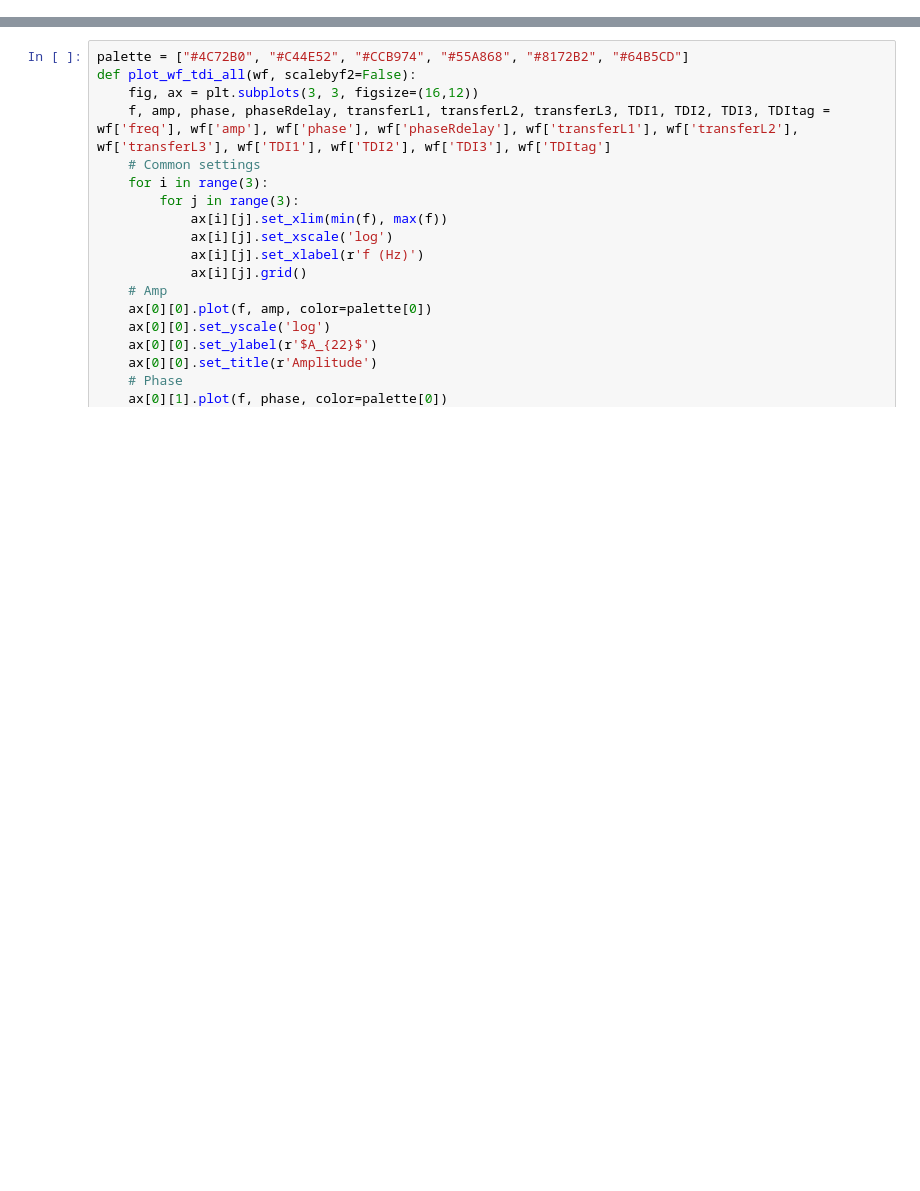
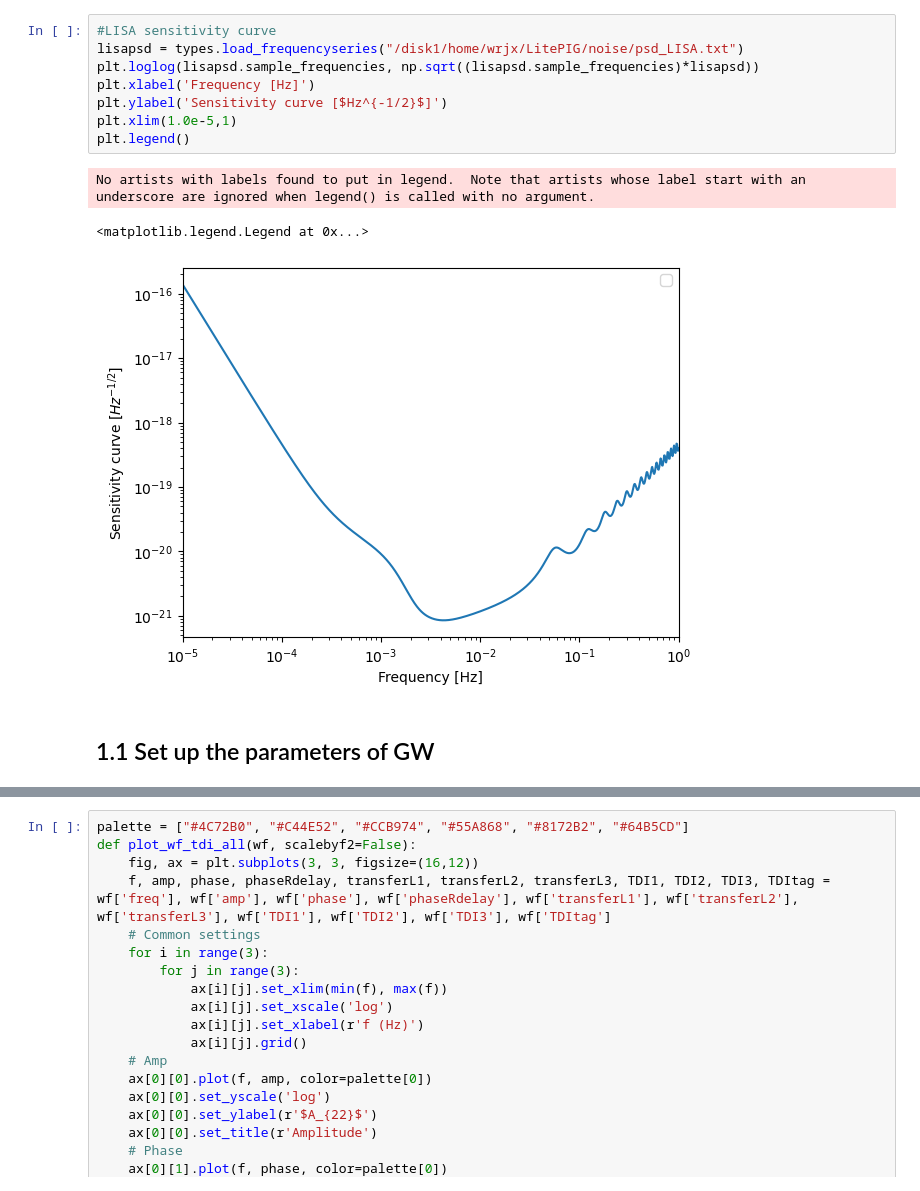
Before and after one commit to renjiewang888/LitePIG, a Jupyter notebook: signal/test_genTDI.ipynb, the cells around one changed output, grey strips where cells are left out. Drawn from its saved outputs; the diff is of its cells as text; blank space fills up the shorter version.

```diff
--- a/signal/test_genTDI.ipynb
+++ b/signal/test_genTDI.ipynb
@@ -42,0 +41,14 @@ plt.xlim(1e-5,1e0)
+# %%
+#LISA sensitivity curve
+lisapsd = types.load_frequencyseries("/disk1/home/wrjx/LitePIG/noise/psd_LISA.txt")
+plt.loglog(lisapsd.sample_frequencies, np.sqrt((lisapsd.sample_frequencies)*lisapsd))
+plt.xlabel('Frequency [Hz]')
+plt.ylabel('Sensitivity curve [$Hz^{-1/2}$]')
+plt.xlim(1.0e-5,1)
+plt.legend()
+# %% [output]
+No artists with labels found to put in legend.  Note that artists whose label start with an underscore are ignored when legend() is called with no argument.
+<matplotlib.legend.Legend at 0x...>
+[figure, added]
+# %% [markdown]
+## 1.1 Set up the parameters of GW
```
Also changed, not shown: parts of 89 cells of this notebook, 3 other files.
